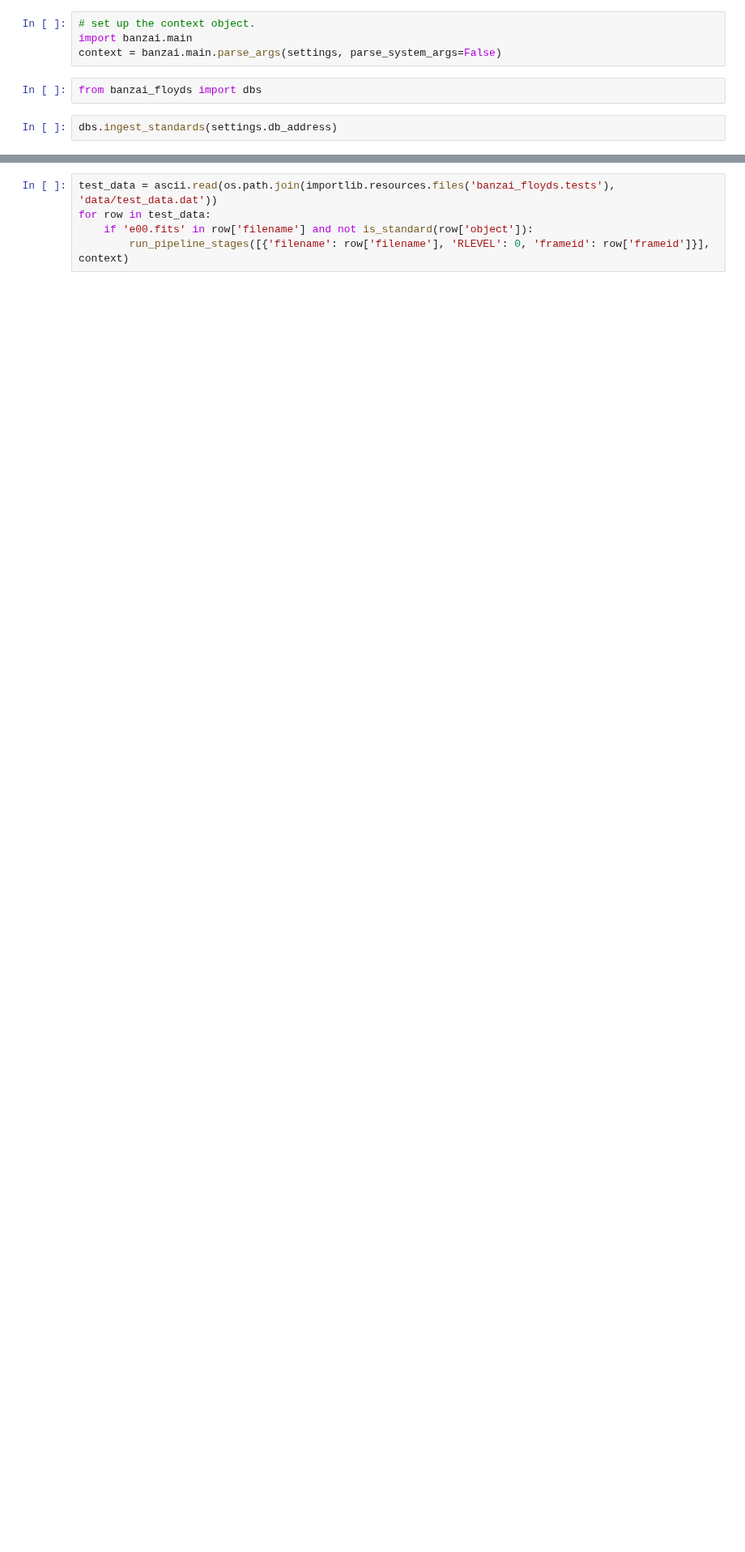
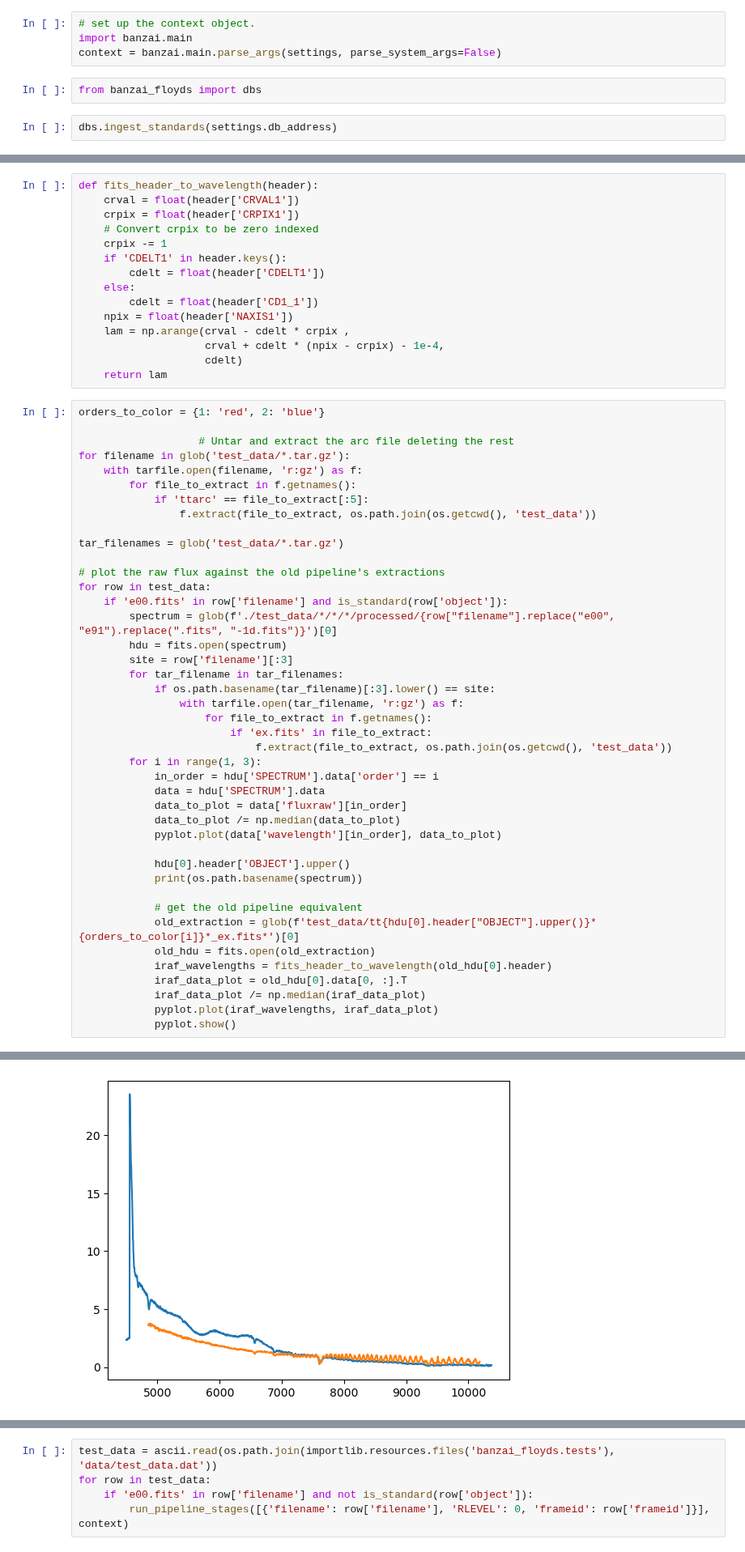
Before and after one commit to LCOGT/banzai-floyds, a Jupyter notebook: characterization_testing/Extraction.ipynb, the cells around one changed output, grey strips where cells are left out. Shown at 81% size. Saved outputs shown, nothing was run; the diff lists cells and outputs as text; blank space fills up the shorter version.

```diff
--- a/characterization_testing/Extraction.ipynb
+++ b/characterization_testing/Extraction.ipynb
@@ -56,0 +107,58 @@ for row in test_data:
+# %%
+def fits_header_to_wavelength(header):
+    crval = float(header['CRVAL1'])
+    crpix = float(header['CRPIX1'])
+    # Convert crpix to be zero indexed
+    crpix -= 1
+    if 'CDELT1' in header.keys():
+        cdelt = float(header['CDELT1'])
+    else:
+        cdelt = float(header['CD1_1'])
+    npix = float(header['NAXIS1'])
+    lam = np.arange(crval - cdelt * crpix ,
+                    crval + cdelt * (npix - crpix) - 1e-4,
+                    cdelt)
+    return lam
+# %%
+orders_to_color = {1: 'red', 2: 'blue'}
+
+                   # Untar and extract the arc file deleting the rest
+for filename in glob('test_data/*.tar.gz'):
+    with tarfile.open(filename, 'r:gz') as f:
+        for file_to_extract in f.getnames():
+            if 'ttarc' == file_to_extract[:5]:
+                f.extract(file_to_extract, os.path.join(os.getcwd(), 'test_data'))
+
+tar_filenames = glob('test_data/*.tar.gz')
+
+# plot the raw flux against the old pipeline's extractions
+for row in test_data:
+    if 'e00.fits' in row['filename'] and is_standard(row['object']):
+        spectrum = glob(f'./test_data/*/*/*/processed/{row["filename"].replace("e00", "e91").replace(".fits", "-1d.fits")}')[0]
+        hdu = fits.open(spectrum)
+        site = row['filename'][:3]
+        for tar_filename in tar_filenames:
+            if os.path.basename(tar_filename)[:3].lower() == site:
+                with tarfile.open(tar_filename, 'r:gz') as f:
+                    for file_to_extract in f.getnames():
+                        if 'ex.fits' in file_to_extract:
+                            f.extract(file_to_extract, os.path.join(os.getcwd(), 'test_data'))
+        for i in range(1, 3):
+            in_order = hdu['SPECTRUM'].data['order'] == i
+            data = hdu['SPECTRUM'].data
+            data_to_plot = data['fluxraw'][in_order]
+            data_to_plot /= np.median(data_to_plot)
+            pyplot.plot(data['wavelength'][in_order], data_to_plot)
+
+            hdu[0].header['OBJECT'].upper()
+            print(os.path.basename(spectrum))
+
+            # get the old pipeline equivalent
+            old_extraction = glob(f'test_data/tt{hdu[0].header["OBJECT"].upper()}*{orders_to_color[i]}*_ex.fits*')[0]
+            old_hdu = fits.open(old_extraction)
+            iraf_wavelengths = fits_header_to_wavelength(old_hdu[0].header)
+            iraf_data_plot = old_hdu[0].data[0, :].T
+            iraf_data_plot /= np.median(iraf_data_plot)
+            pyplot.plot(iraf_wavelengths, iraf_data_plot)
+            pyplot.show()
+# %% [output]
@@ -56,0 +166 @@ for row in test_data:
+[figure, added]
```
Also changed, not shown: parts of 24 cells of this notebook, 7 other files.
